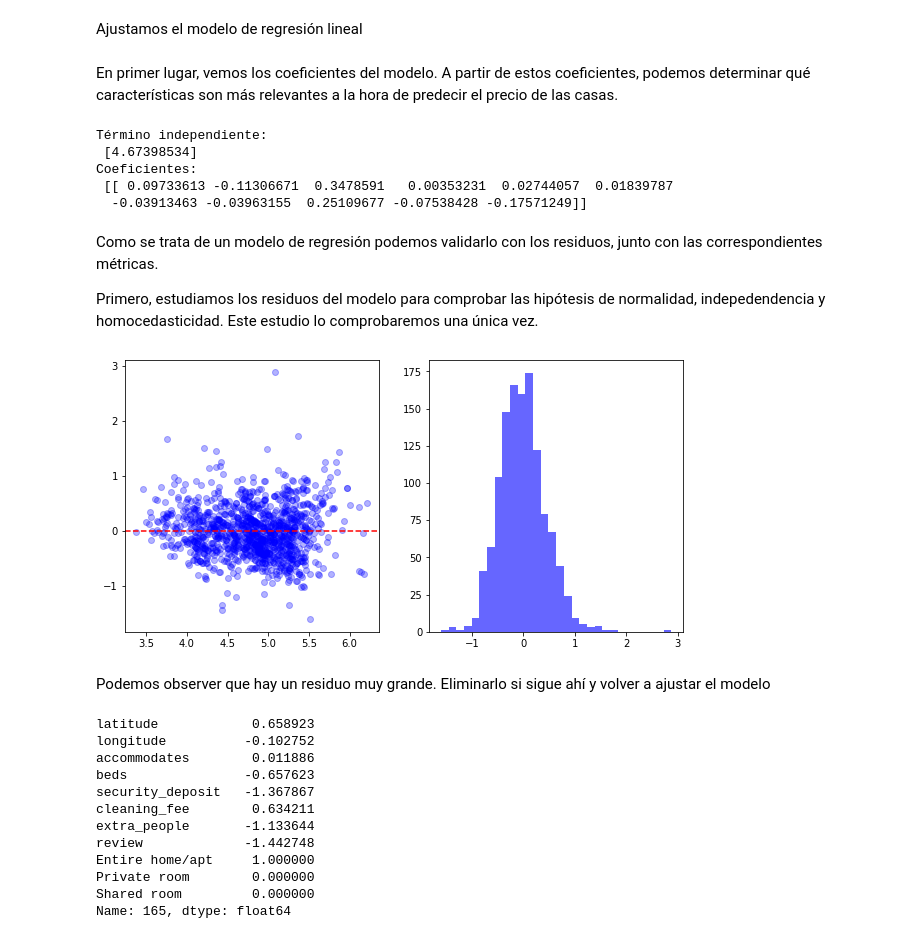
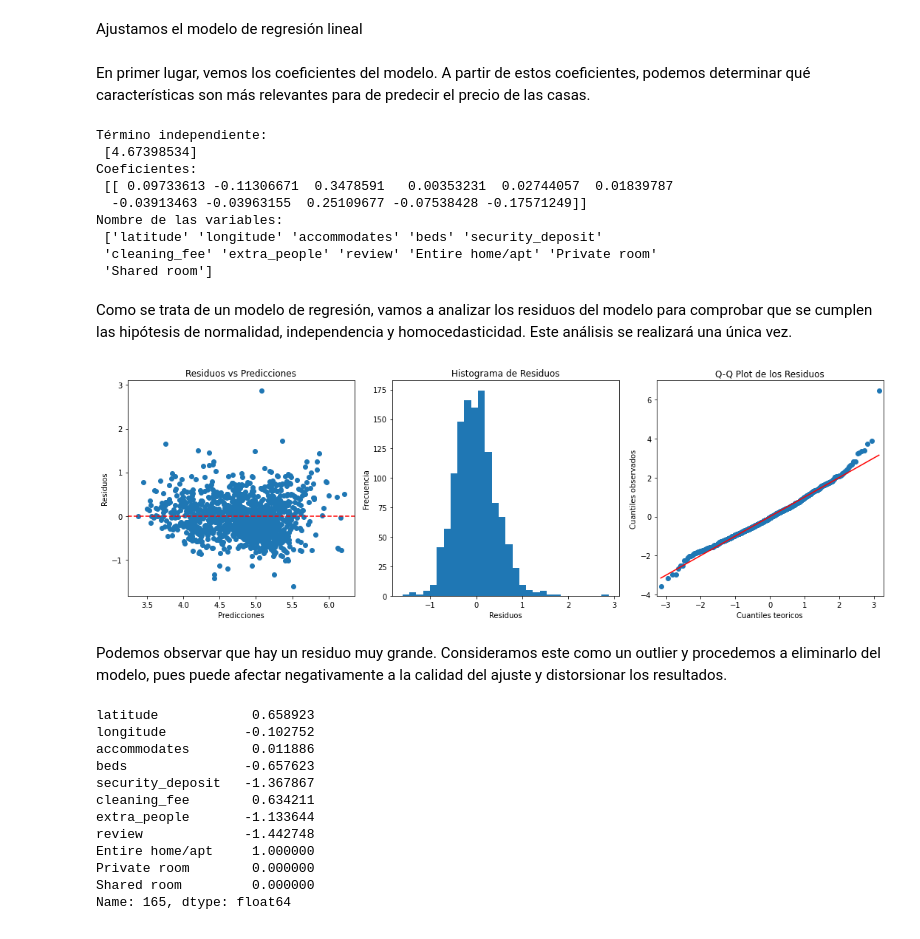
Before and after one commit to sofiamacein/Airbnb_Proyecto, a Jupyter notebook: Airbnb_MODELS.ipynb, the cells around one changed output. Saved outputs shown, nothing was run; the diff lists cells and outputs as text; code cells hidden in the pictures.

```diff
--- a/Airbnb_MODELS.ipynb
+++ b/Airbnb_MODELS.ipynb
@@ -104,22 +104,24 @@ reg.fit(X_train, y_train)
 # Predicciones
 y_pred = reg.predict(X_test)
 # %% [markdown]
-En primer lugar, vemos los coeficientes del modelo. A partir de estos coeficientes, podemos determinar qué características son más relevantes a la hora de predecir el precio de las casas.
+En primer lugar, vemos los coeficientes del modelo. A partir de estos coeficientes, podemos determinar qué características son más relevantes para de predecir el precio de las casas.
 # %%
 # Coeficientes del modelo
 print('Término independiente: \n', reg.intercept_)
 print('Coeficientes: \n', reg.coef_)
+print('Nombre de las variables: \n' ,reg.feature_names_in_)
 # %% [output]
 Término independiente:
  [4.67398534]
 Coeficientes:
  [[ 0.09733613 -0.11306671  0.3478591   0.00353231  0.02744057  0.01839787
   -0.03913463 -0.03963155  0.25109677 -0.07538428 -0.17571249]]
+Nombre de las variables:
+ ['latitude' 'longitude' 'accommodates' 'beds' 'security_deposit'
+ 'cleaning_fee' 'extra_people' 'review' 'Entire home/apt' 'Private room'
+ 'Shared room']
 # %% [markdown]
-Como se trata de un modelo de regresión podemos validarlo con los residuos, junto con las correspondientes métricas.
-
-Primero, estudiamos los residuos del modelo para comprobar las hipótesis de normalidad, indepedendencia y homocedasticidad.
-Este estudio lo comprobaremos una única vez.
+Como se trata de un modelo de regresión, vamos a analizar los residuos del modelo para comprobar que se cumplen las hipótesis de normalidad, independencia y homocedasticidad. Este análisis se realizará una única vez.
 # %%
 # Librerias
 import scipy.stats as stats
@@ -127,19 +129,39 @@ import statsmodels.api as sm
 # %%
 # Residuos
 res = y_test - y_pred
 
 # Graficos
-fig, axs = plt.subplots(1, 2, figsize=(10, 5))
+fig, axs = plt.subplots(1, 3, figsize=(15, 5))
 
-axs[0].scatter(y_pred,res, alpha = 0.3, color='blue') # Residuos vs ajustados
+# Scatter plot de residuos vs predicciones
+axs[0].scatter(y_pred, res['price'])
 axs[0].axhline(y=0, color='r', linestyle='--')
-axs[1].hist(res, bins=30, alpha = 0.6, color='blue') # Histograma de los residuos
+axs[0].set_xlabel('Predicciones')
+axs[0].set_ylabel('Residuos')
+axs[0].set_title('Residuos vs Predicciones')
 
+# Histograma de los residuos
+axs[1].hist(res['price'], bins=30)
+axs[1].set_xlabel('Residuos')
+axs[1].set_ylabel('Frecuencia')
+axs[1].set_title('Histograma de Residuos')
+
+# Q-Q plot de los residuos
+residuos_estandarizados = (res['price'] - np.mean(res ['price'])) / np.std(res['price'])
+sm.qqplot(residuos_estandarizados, line='s', ax=axs[2])
+axs[2].set_xlabel('Cuantiles teoricos')
+axs[2].set_ylabel('Cuantiles observados')
+axs[2].set_title('Q-Q Plot de los Residuos')
+
+# Ajustar el espaciado entre subplots
+plt.tight_layout()
+
+# Mostrar la figura
 plt.show()
 # %% [output]
-[figure, old version]
+[figure, new version]
 # %% [markdown]
-Podemos observer que hay un residuo muy grande. Eliminarlo si sigue ahí y volver a ajustar el modelo
+Podemos observar que hay un residuo muy grande. Consideramos este como un outlier y procedemos a eliminarlo del modelo, pues puede afectar negativamente a la calidad del ajuste y distorsionar los resultados.
 # %%
 # Posicion del residuo mas alto
 pos = res['price'].sort_values(ascending=False).index[0]
```
Also changed, not shown: parts of 78 cells of this notebook.
